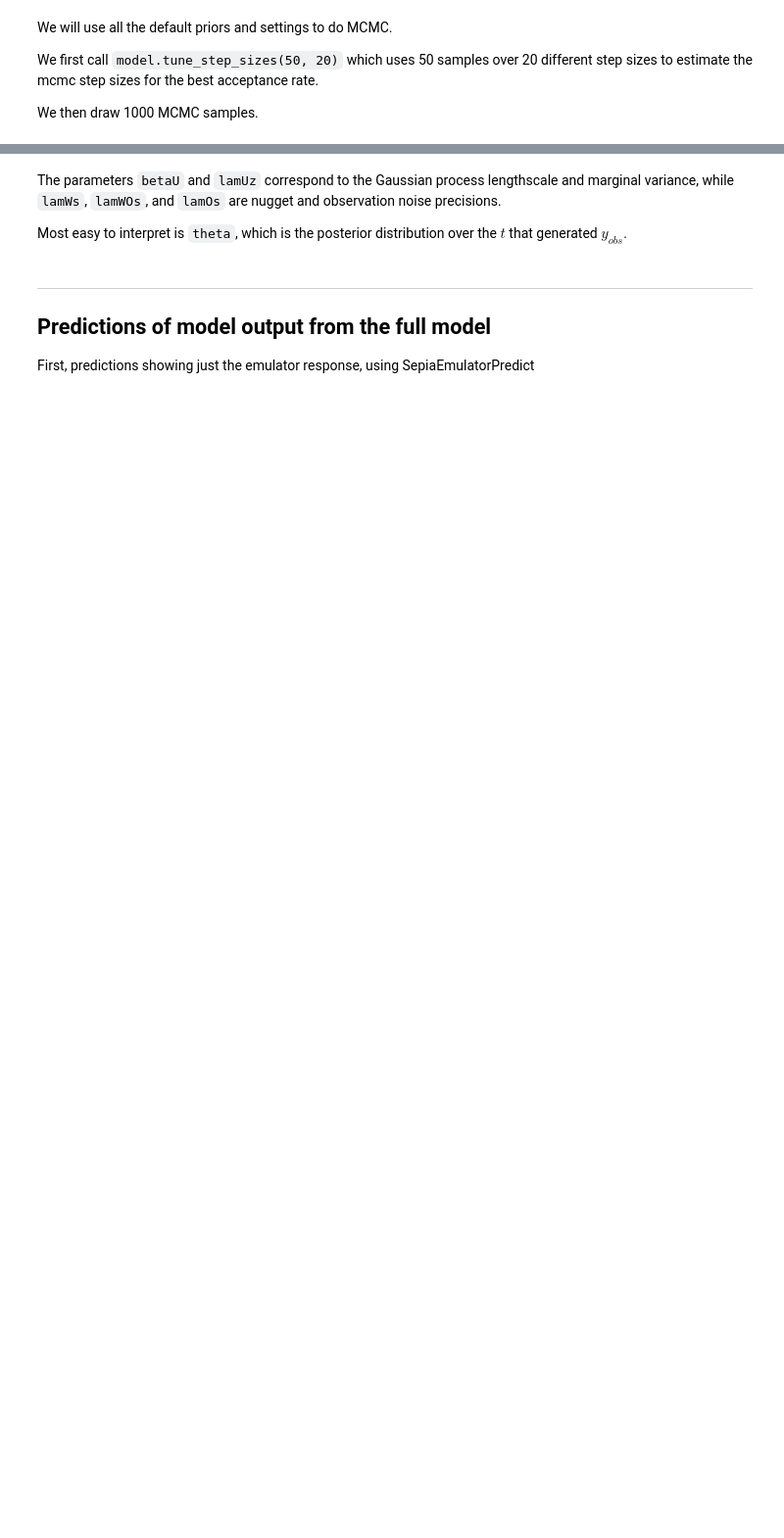
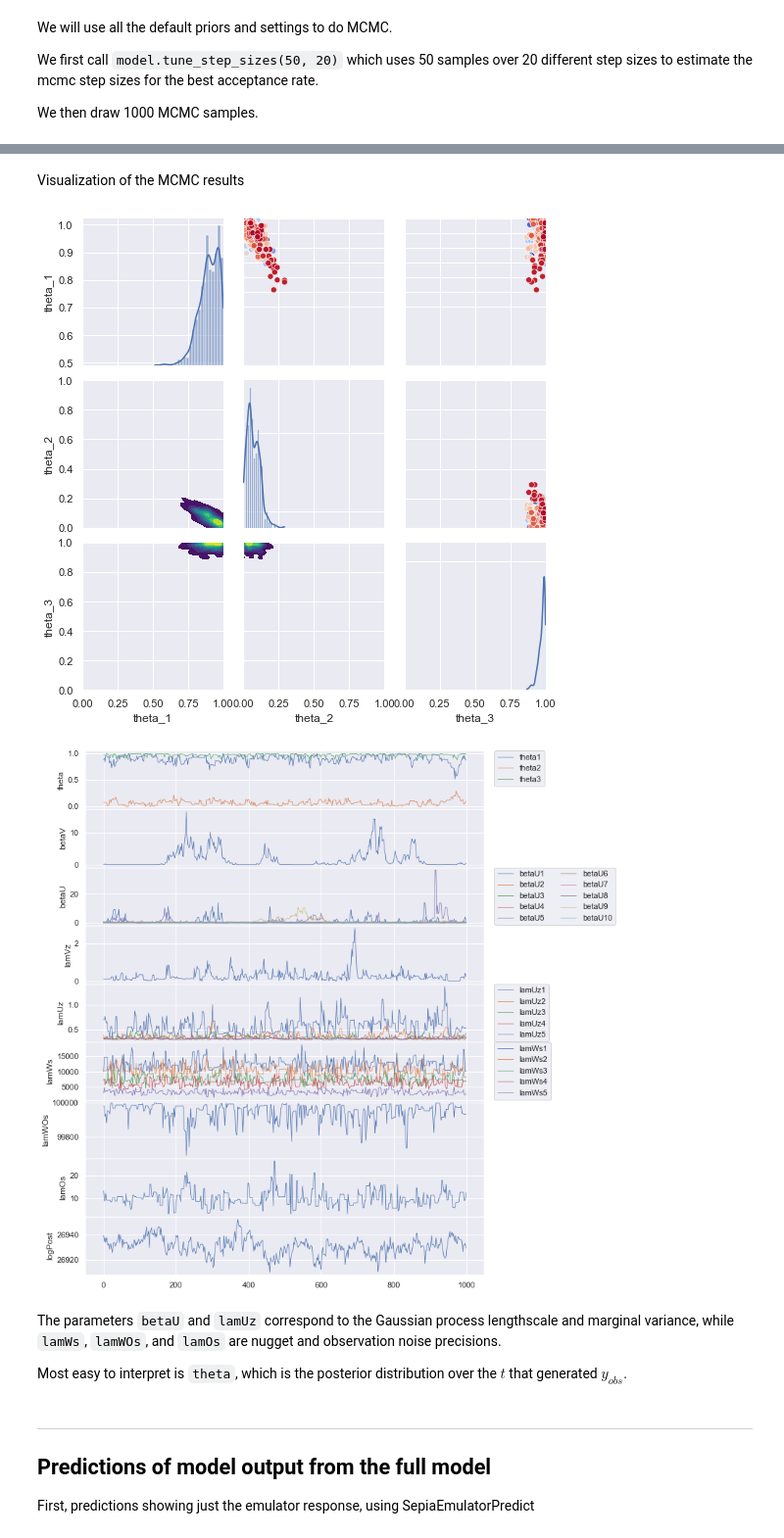
Before and after one commit to lanl/SEPIA, a Jupyter notebook: examples/Synthetic_toy_examples/multivariate_example_with_prediction.ipynb, the cells around one changed output, grey strips where cells are left out. Shown at 98% size. Cells and saved outputs as stored; diff of their text form; code cells hidden in the pictures; blank space fills up the shorter version.

```diff
--- a/examples/Synthetic_toy_examples/multivariate_example_with_prediction.ipynb
+++ b/examples/Synthetic_toy_examples/multivariate_example_with_prediction.ipynb
@@ -184,3 +135,12 @@ for i, k in enumerate(samples_dict.keys()):
+# %% [markdown]
+Visualization of the MCMC results
+# %%
+samples_dict = model.get_samples()
+theta_pairs = SepiaPlot.theta_pairs(samples_dict)
+mcmc_trace = SepiaPlot.mcmc_trace(samples_dict)
+# %% [output]
+[figure, added]
+[figure, added]
 # %% [markdown]
 The parameters `betaU` and `lamUz` correspond to the Gaussian process lengthscale and marginal variance,
 while `lamWs`, `lamWOs`, and `lamOs` are nugget and observation noise precisions.
```
Also changed, not shown: parts of 14 cells of this notebook, 4 other files.
